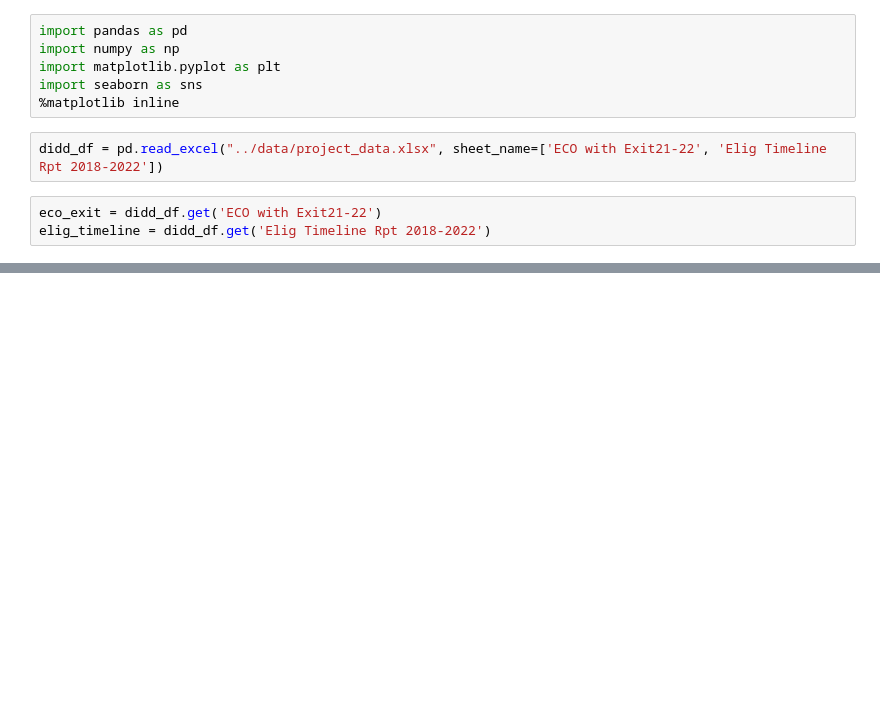
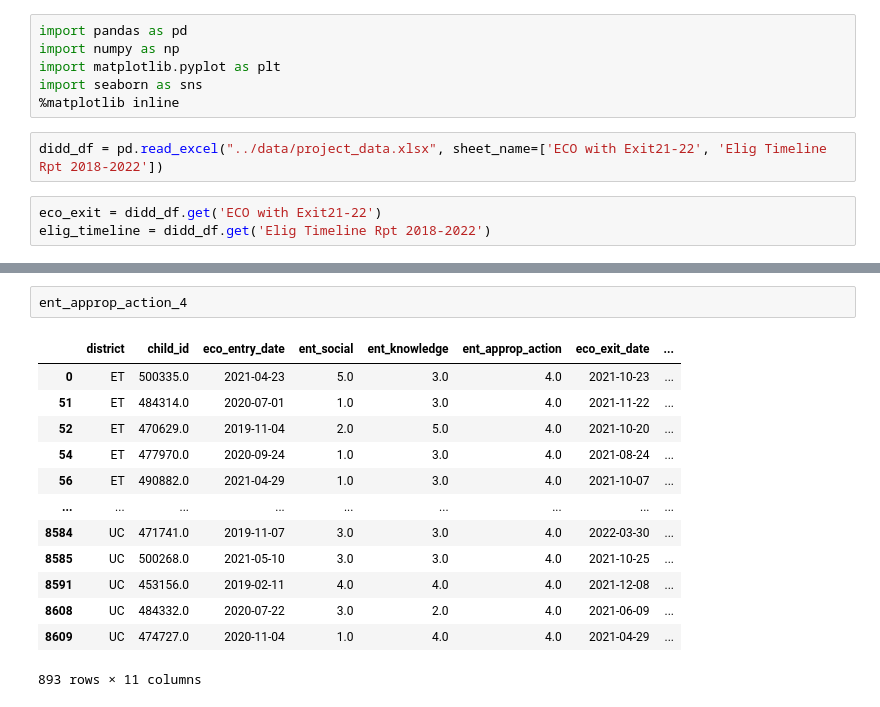
Before and after one commit to NSS-Data-Analytics-Cohort-7/didd-an-array-of-jorts, a Jupyter notebook: notebooks/EDA.ipynb, the cells around one changed output, grey strips where cells are left out. Drawn from its saved outputs; the diff is of its cells as text; blank space fills up the shorter version.

```diff
--- a/notebooks/EDA.ipynb
+++ b/notebooks/EDA.ipynb
@@ -136,0 +133,16 @@ exitcountdedf.plot(x = 'Exit Reason', kind = 'bar');
+# %%
+ent_approp_action_4
+# %% [output]
+|  | district | child_id | eco_entry_date | ent_social | ent_knowledge | ent_approp_action | eco_exit_date | ... |
+| 0 | ET | 500335.0 | 2021-04-23 | 5.0 | 3.0 | 4.0 | 2021-10-23 | ... |
+| 51 | ET | 484314.0 | 2020-07-01 | 1.0 | 3.0 | 4.0 | 2021-11-22 | ... |
+| 52 | ET | 470629.0 | 2019-11-04 | 2.0 | 5.0 | 4.0 | 2021-10-20 | ... |
+| 54 | ET | 477970.0 | 2020-09-24 | 1.0 | 3.0 | 4.0 | 2021-08-24 | ... |
+| 56 | ET | 490882.0 | 2021-04-29 | 1.0 | 3.0 | 4.0 | 2021-10-07 | ... |
+| ... | ... | ... | ... | ... | ... | ... | ... | ... |
+| 8584 | UC | 471741.0 | 2019-11-07 | 3.0 | 3.0 | 4.0 | 2022-03-30 | ... |
+| 8585 | UC | 500268.0 | 2021-05-10 | 3.0 | 3.0 | 4.0 | 2021-10-25 | ... |
+| 8591 | UC | 453156.0 | 2019-02-11 | 4.0 | 4.0 | 4.0 | 2021-12-08 | ... |
+| 8608 | UC | 484332.0 | 2020-07-22 | 3.0 | 2.0 | 4.0 | 2021-06-09 | ... |
+| 8609 | UC | 474727.0 | 2020-11-04 | 1.0 | 4.0 | 4.0 | 2021-04-29 | ... |
+893 rows × 11 columns
```
Also changed, not shown: parts of 85 cells of this notebook.
